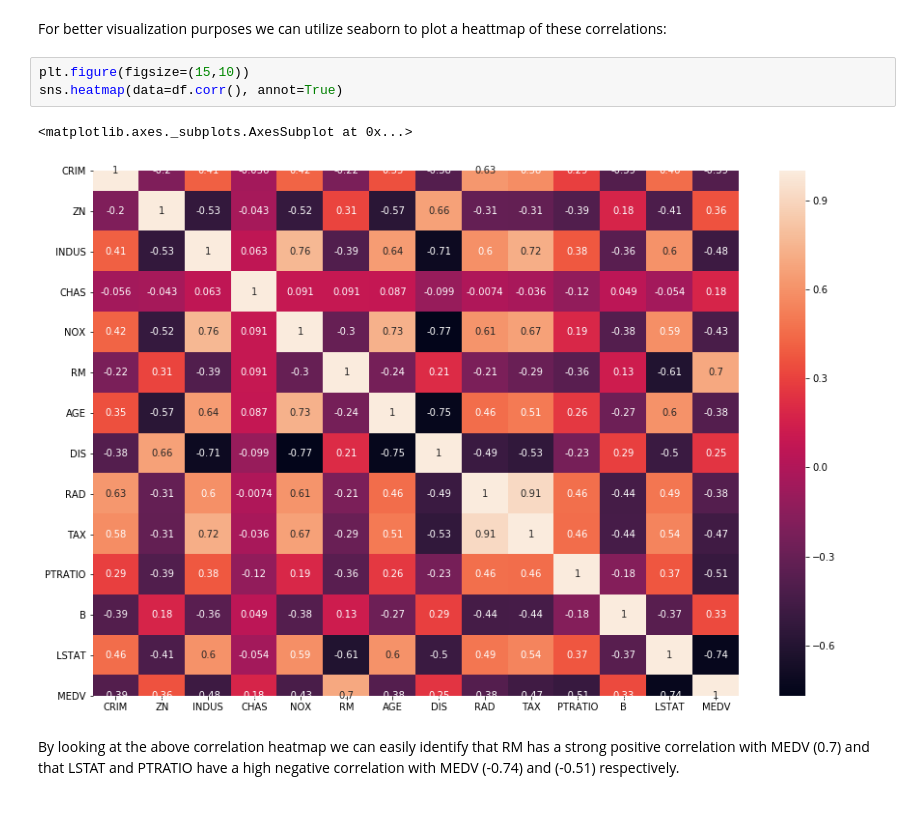
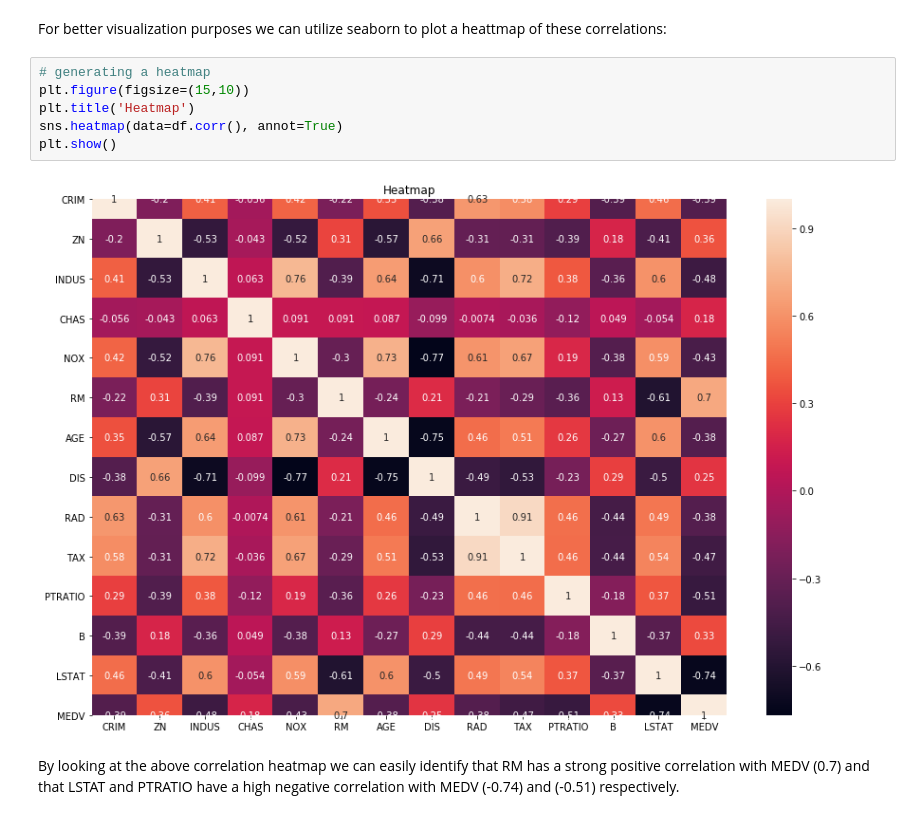
Before and after one commit to strokk/machine-learning-project-2019, a Jupyter notebook: boston-housing.ipynb, the cells around one changed output. Saved outputs shown, nothing was run; the diff lists cells and outputs as text.

```diff
--- a/boston-housing.ipynb
+++ b/boston-housing.ipynb
@@ -190,11 +181,13 @@ df.corr()
 # %% [markdown]
 For better visualization purposes we can utilize seaborn to plot a heattmap of these correlations:
 # %%
+# generating a heatmap
 plt.figure(figsize=(15,10))
+plt.title('Heatmap')
 sns.heatmap(data=df.corr(), annot=True)
+plt.show()
 # %% [output]
-<matplotlib.axes._subplots.AxesSubplot at 0x...>
-[figure, old version]
+[figure, new version]
 # %% [markdown]
 By looking at the above correlation heatmap we can easily identify that RM has a strong positive correlation with MEDV (0.7) and that LSTAT and PTRATIO have a high negative correlation with MEDV (-0.74) and (-0.51) respectively.
 # %% [markdown]
```
Also changed, not shown: parts of 33 cells of this notebook.
